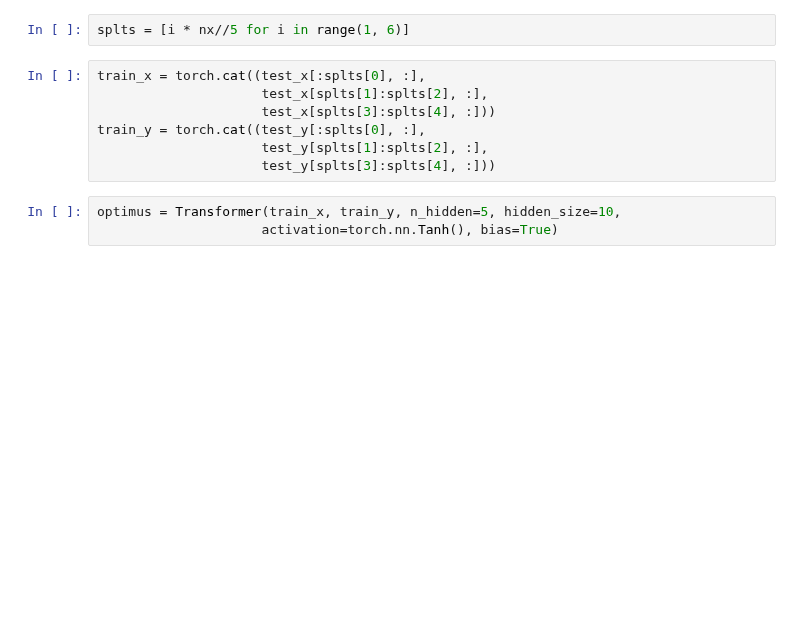
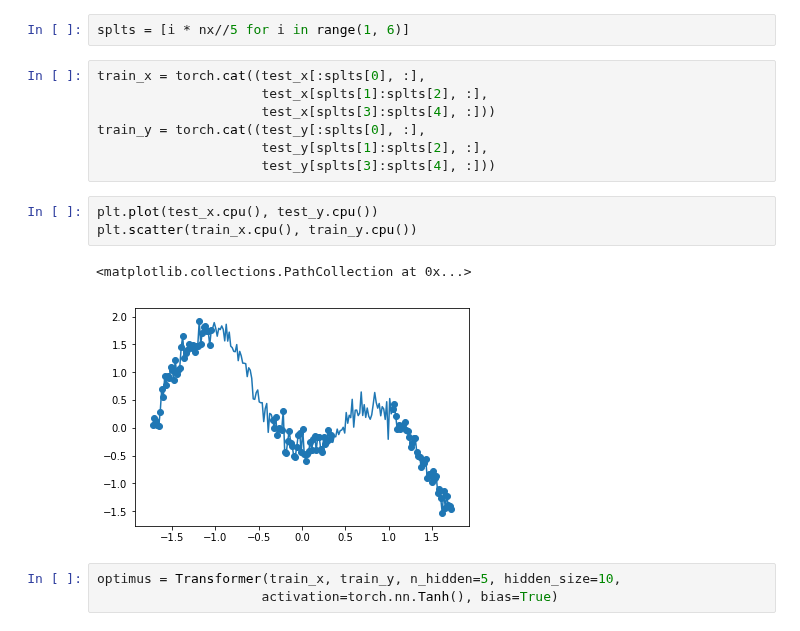
Before and after one commit to g-benton/hessian-eff-dim, a Jupyter notebook: Notebooks/interpolation_perturbations.ipynb, the cells around one changed output. Cells and saved outputs as stored; diff of their text form; blank space fills up the shorter version.

```diff
--- a/Notebooks/interpolation_perturbations.ipynb
+++ b/Notebooks/interpolation_perturbations.ipynb
@@ -18,6 +20,12 @@ train_x = torch.cat((test_x[:splts[0], :],
 train_y = torch.cat((test_y[:splts[0], :],
                      test_y[splts[1]:splts[2], :],
                      test_y[splts[3]:splts[4], :]))
+# %%
+plt.plot(test_x.cpu(), test_y.cpu())
+plt.scatter(train_x.cpu(), train_y.cpu())
+# %% [output]
+<matplotlib.collections.PathCollection at 0x...>
+[figure, added]
 # %%
 optimus = Transformer(train_x, train_y, n_hidden=5, hidden_size=10,
                      activation=torch.nn.Tanh(), bias=True)
```
Also changed, not shown: parts of 11 cells of this notebook, 12 other files.
